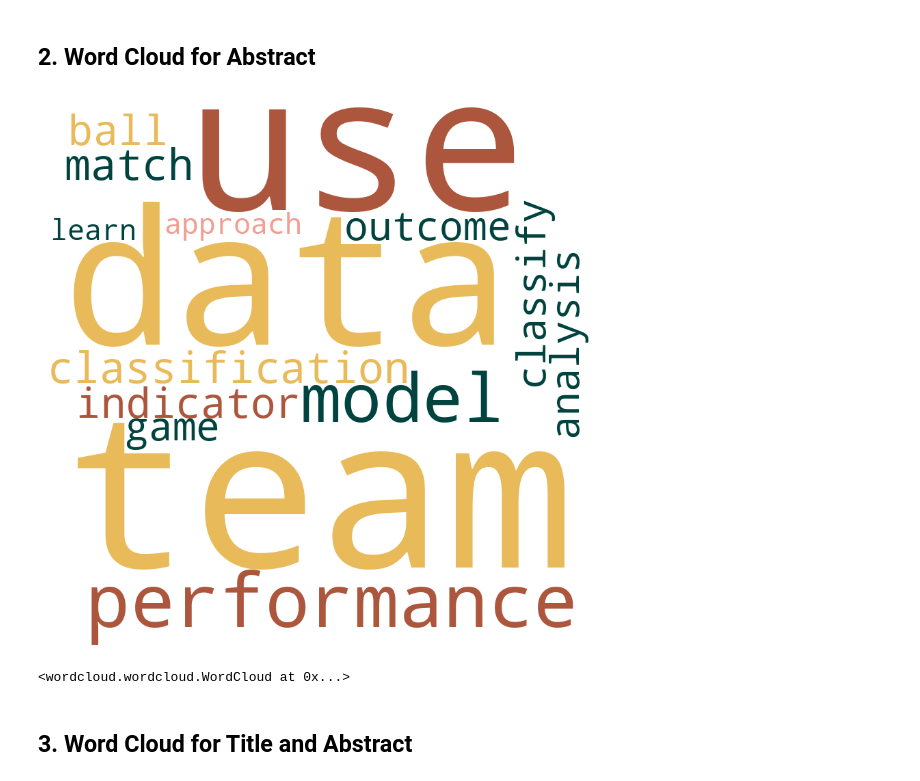
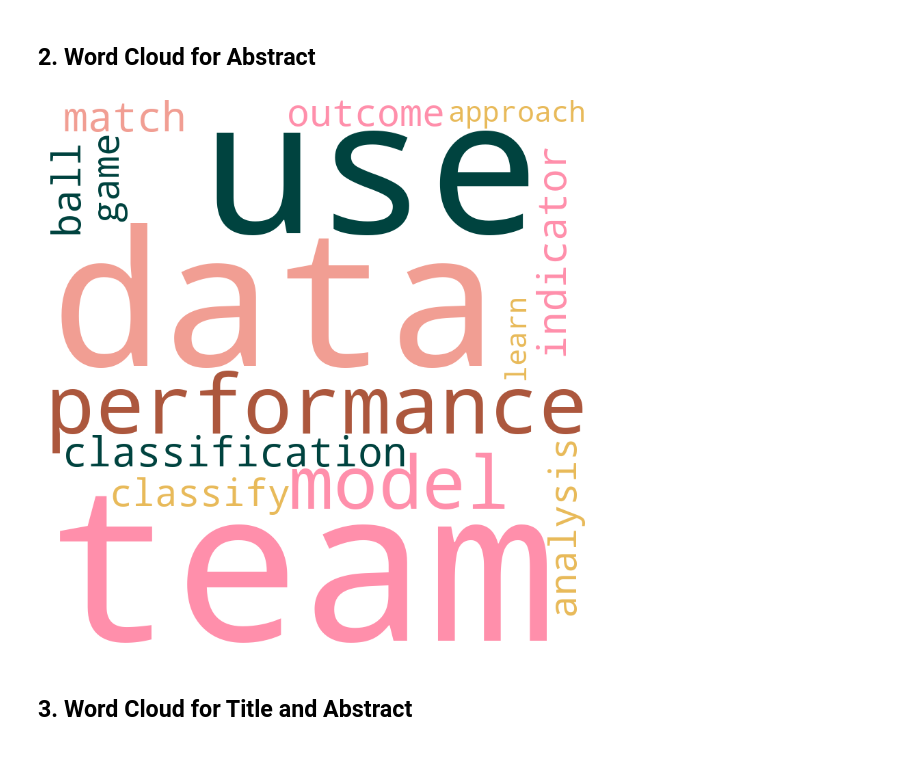
Before and after one commit to Matt17BR/ml4ds2324_topic_modeling, a Jupyter notebook: scripts/word_clouds.ipynb, the cells around one changed output. Drawn from its saved outputs; the diff is of its cells as text; code cells hidden in the pictures.

Commit message:
Updated ToDo list, made WordCloud code more reproducible

```diff
--- a/scripts/word_clouds.ipynb
+++ b/scripts/word_clouds.ipynb
@@ -51,35 +52,36 @@ wordcloud_T.to_file(os.path.join('..','figures','wordcloud_T.png'))
 # %%
 word_freqs_A = {
     'team': 35,
     'data': 27,
     'use': 27,
     'performance': 26,
     'model': 21,
     'classification': 19,
     'match': 19,
     'ball': 18,
     'indicator': 18,
     'classify': 16,
     'analysis': 16,
     'game': 16,
     'outcome': 16,
     'approach': 15,
     'learn': 15
 }
 wordcloud_A = WordCloud(width=800, height=800,
                       background_color='white',
-                      color_func=pink_color_func).generate_from_frequencies(word_freqs_A)
+                      color_func=pink_color_func,
+                      random_state=123).generate_from_frequencies(word_freqs_A)
+
+wordcloud_A.to_file(os.path.join('..','figures','wordcloud_A.png'))
 
 #Display the word cloud using matplotlib
 plt.figure(figsize=(8, 8), facecolor=None)
 plt.imshow(wordcloud_A, interpolation="bilinear")
 plt.axis("off")
 plt.tight_layout(pad=0)
 plt.show()
-wordcloud_A.to_file(os.path.join('..','figures','wordcloud_A.png'))
 # %% [output]
-[figure, old version]
+[figure, new version]
-<wordcloud.wordcloud.WordCloud at 0x...>
 # %% [markdown]
 ## 3. Word Cloud for Title and Abstract
 # %%
```
Also changed, not shown: parts of 3 cells of this notebook, 5 other files.
